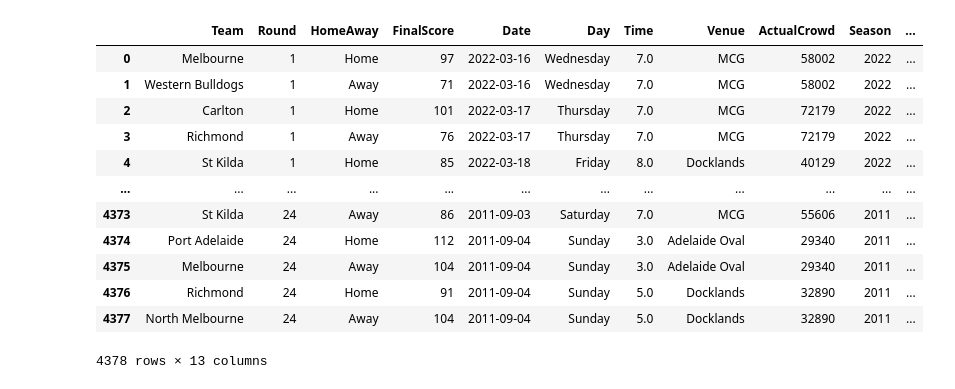
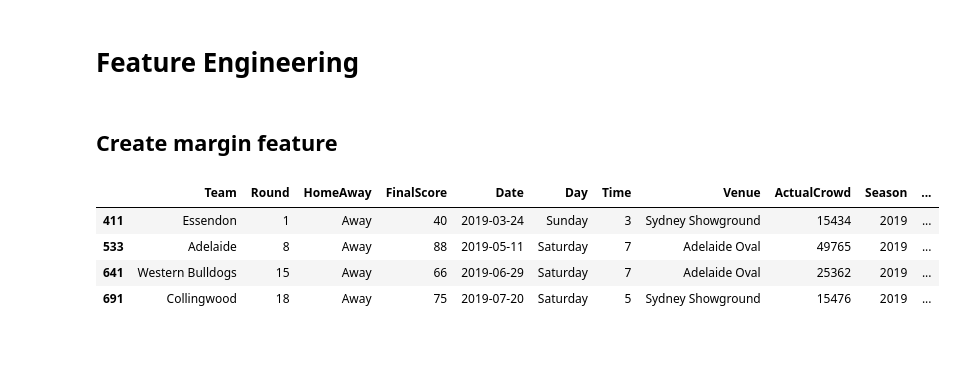
Before and after one commit to JMelleuish/Collingwood, a Jupyter notebook: Feautre_Engineering.ipynb, the cells around one changed output. Drawn from its saved outputs; the diff is of its cells as text; code cells hidden in the pictures; blank space fills up the shorter version.

```diff
--- a/Feautre_Engineering.ipynb
+++ b/Feautre_Engineering.ipynb
@@ -0,0 +1,2 @@
+# %% [markdown]
+# Feature Engineering
@@ -1,18 +6,27 @@
 # %%
-import pandas as pd
 df = pd.read_csv(r"AFL_Preprocessed.csv")
-df.drop(columns="Unnamed: 0")
+df = df.drop(columns="Unnamed: 0")
-# %% [output]
-|  | Team | Round | HomeAway | FinalScore | Date | Day | Time | Venue | ActualCrowd | Season | ... |
-| 0 | Melbourne | 1 | Home | 97 | 2022-03-16 | Wednesday | 7.0 | MCG | 58002 | 2022 | ... |
-| 1 | Western Bulldogs | 1 | Away | 71 | 2022-03-16 | Wednesday | 7.0 | MCG | 58002 | 2022 | ... |
-| 2 | Carlton | 1 | Home | 101 | 2022-03-17 | Thursday | 7.0 | MCG | 72179 | 2022 | ... |
-| 3 | Richmond | 1 | Away | 76 | 2022-03-17 | Thursday | 7.0 | MCG | 72179 | 2022 | ... |
-| 4 | St Kilda | 1 | Home | 85 | 2022-03-18 | Friday | 8.0 | Docklands | 40129 | 2022 | ... |
-| ... | ... | ... | ... | ... | ... | ... | ... | ... | ... | ... | ... |
-| 4373 | St Kilda | 24 | Away | 86 | 2011-09-03 | Saturday | 7.0 | MCG | 55606 | 2011 | ... |
-| 4374 | Port Adelaide | 24 | Home | 112 | 2011-09-04 | Sunday | 3.0 | Adelaide Oval | 29340 | 2011 | ... |
-| 4375 | Melbourne | 24 | Away | 104 | 2011-09-04 | Sunday | 3.0 | Adelaide Oval | 29340 | 2011 | ... |
-| 4376 | Richmond | 24 | Home | 91 | 2011-09-04 | Sunday | 5.0 | Docklands | 32890 | 2011 | ... |
-| 4377 | North Melbourne | 24 | Away | 104 | 2011-09-04 | Sunday | 5.0 | Docklands | 32890 | 2011 | ... |
-4378 rows × 13 columns
+# %% [markdown]
+## Create margin feature
+# %%
+df["Margin"] = 0
+score = 0
+margins = []
+crowd = 0
+for index, row in df.iterrows():
+    if index%2 == 0:
+        score = row['FinalScore']
+        margins.append(0)
+        crowd = row['ActualCrowd']
+    elif crowd == row['ActualCrowd']:
+        margins.append(row['FinalScore'] - score)
+    else:
+        margins.append(1000)
+df['Margin'] = margins
+df[df['Margin'] == 1000]
+# %% [output]
+|  | Team | Round | HomeAway | FinalScore | Date | Day | Time | Venue | ActualCrowd | Season | ... |
+| 411 | Essendon | 1 | Away | 40 | 2019-03-24 | Sunday | 3 | Sydney Showground | 15434 | 2019 | ... |
+| 533 | Adelaide | 8 | Away | 88 | 2019-05-11 | Saturday | 7 | Adelaide Oval | 49765 | 2019 | ... |
+| 641 | Western Bulldogs | 15 | Away | 66 | 2019-06-29 | Saturday | 7 | Adelaide Oval | 25362 | 2019 | ... |
+| 691 | Collingwood | 18 | Away | 75 | 2019-07-20 | Saturday | 5 | Sydney Showground | 15476 | 2019 | ... |
```
Also changed, not shown: parts of 11 cells of this notebook, 4 other files.
